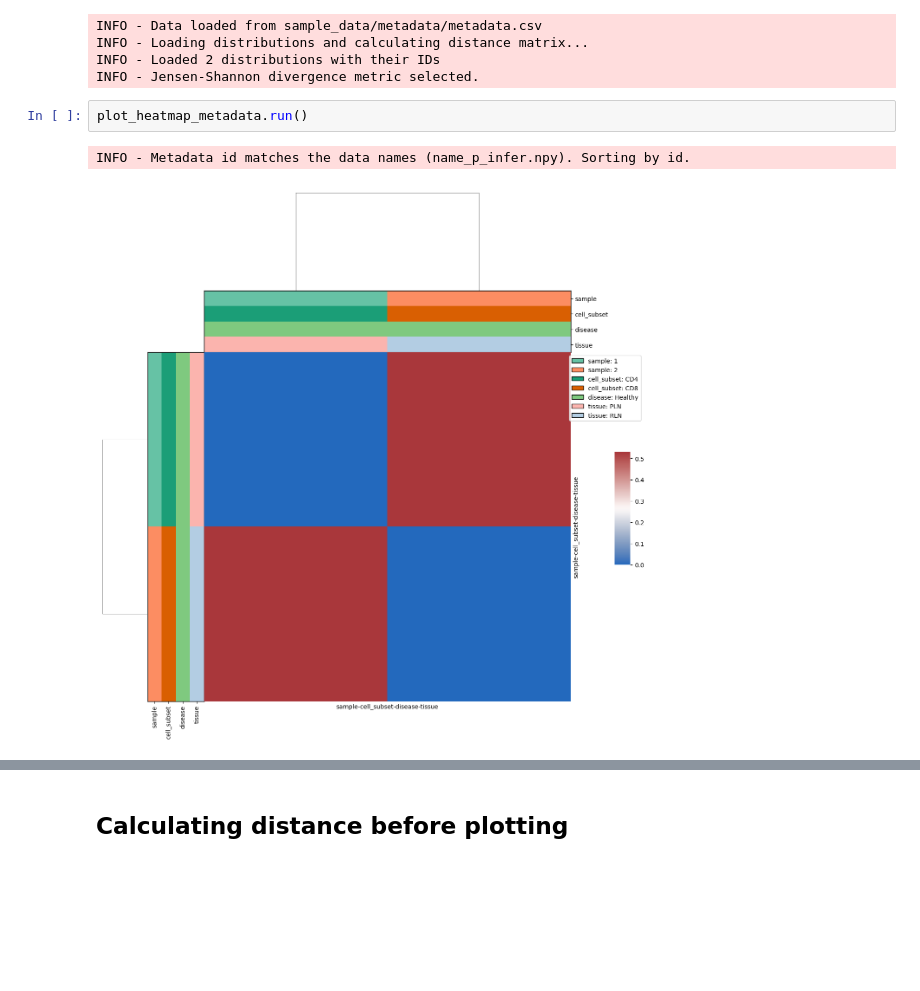
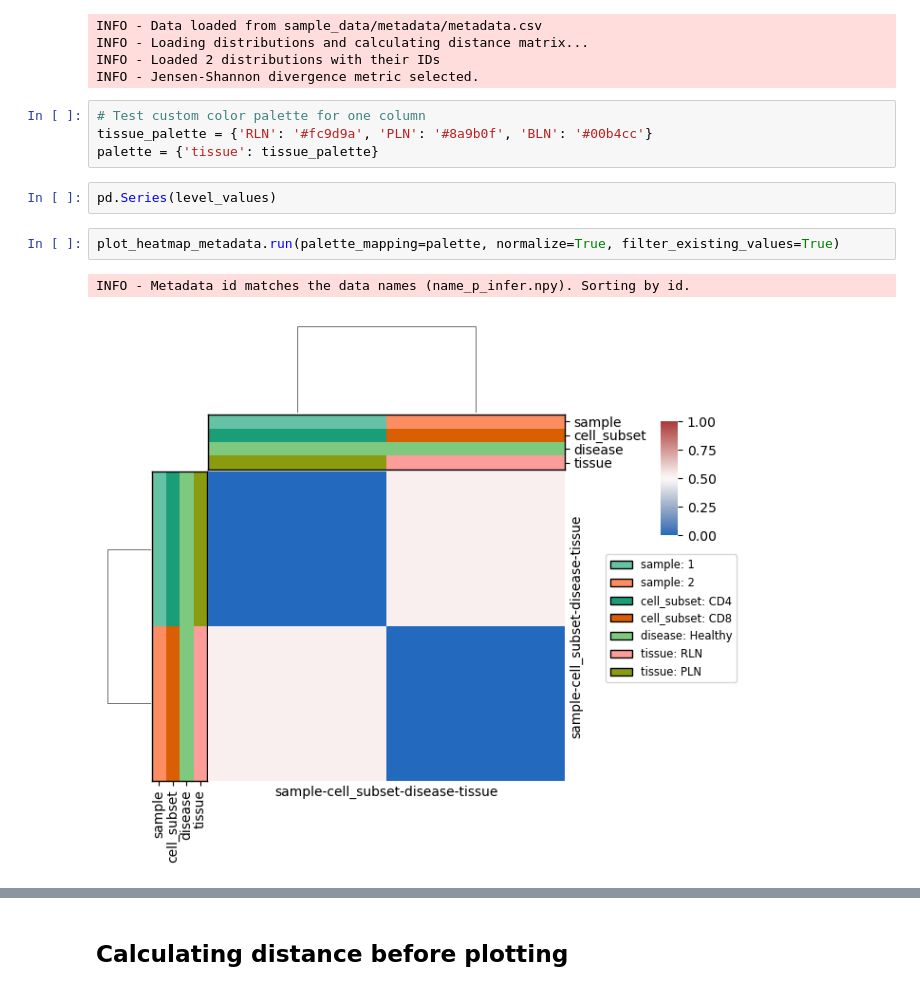
Before and after one commit to i3-unit/TCRpeg_i3, a Jupyter notebook: tutorial_heatmap_pinfer.ipynb, the cells around one changed output, grey strips where cells are left out. Saved outputs shown, nothing was run; the diff lists cells and outputs as text; blank space fills up the shorter version.

Commit message:
With palette

```diff
--- a/tutorial_heatmap_pinfer.ipynb
+++ b/tutorial_heatmap_pinfer.ipynb
@@ -27,8 +27,14 @@ INFO - Data loaded from sample_data/metadata/metadata.csv
 INFO - Loading distributions and calculating distance matrix...
 INFO - Loaded 2 distributions with their IDs
 INFO - Jensen-Shannon divergence metric selected.
-# %%
-plot_heatmap_metadata.run()
-# %% [output]
-INFO - Metadata id matches the data names (name_p_infer.npy). Sorting by id.
-[figure, removed]
+# %%
+# Test custom color palette for one column
+tissue_palette = {'RLN': '#fc9d9a', 'PLN': '#8a9b0f', 'BLN': '#00b4cc'}
+palette = {'tissue': tissue_palette}
+# %%
+pd.Series(level_values)
+# %%
+plot_heatmap_metadata.run(palette_mapping=palette, normalize=True, filter_existing_values=True)
+# %% [output]
+INFO - Metadata id matches the data names (name_p_infer.npy). Sorting by id.
+[figure, added]
```
Also changed, not shown: parts of 2 cells of this notebook.
